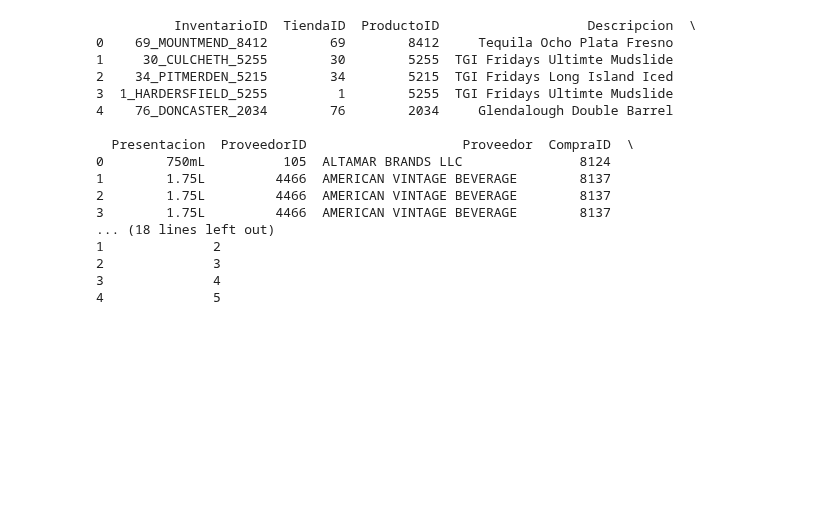
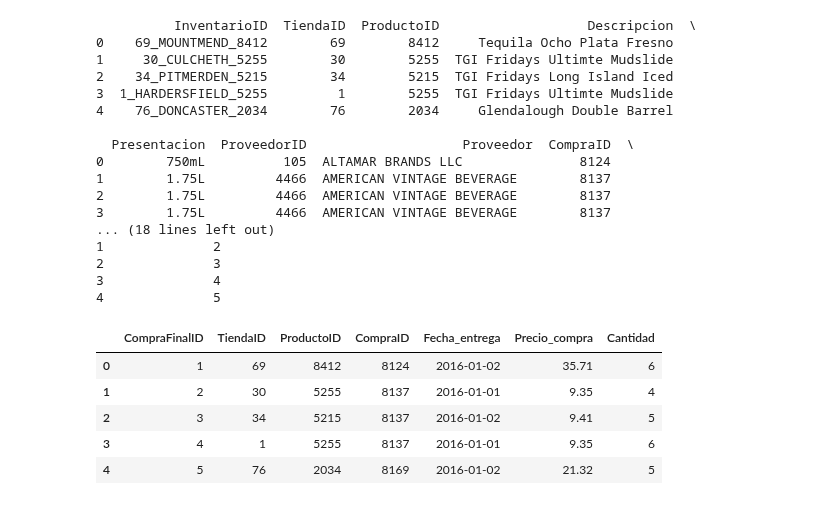
Before and after one commit to danipars/Analisis_Inventario_Distribuidora_Licores_AMCDrinks, a Jupyter notebook: EDA/ComprasFinalDetalle.ipynb, the cells around one changed output. Cells and saved outputs as stored; diff of their text form; code cells hidden in the pictures; blank space fills up the shorter version.

Commit message:
Save Final de COMPRAS_FINAL_DETALLE csv

```diff
--- a/EDA/ComprasFinalDetalle.ipynb
+++ b/EDA/ComprasFinalDetalle.ipynb
@@ -929,3 +929,7 @@ print(df_PurchasesFinal.head())
 2              3
 3              4
 4              5
+# %%
+#crear el nuevo archivo con las tablas finales
+# Seleccionar las columnas deseadas
+df_PurchasesFinalFinal = df_PurchasesFinal[['CompraFinalID', 'TiendaID', 'ProductoID', 'CompraID', 'Fecha_entrega', 'Precio_compra', 'Cantidad']]
@@ -931,0 +939,9 @@ print(df_PurchasesFinal.head())
+# %%
+df_PurchasesFinalFinal.head()
+# %% [output]
+|  | CompraFinalID | TiendaID | ProductoID | CompraID | Fecha_entrega | Precio_compra | Cantidad |
+| 0 | 1 | 69 | 8412 | 8124 | 2016-01-02 | 35.71 | 6 |
+| 1 | 2 | 30 | 5255 | 8137 | 2016-01-01 | 9.35 | 4 |
+| 2 | 3 | 34 | 5215 | 8137 | 2016-01-02 | 9.41 | 5 |
+| 3 | 4 | 1 | 5255 | 8137 | 2016-01-01 | 9.35 | 6 |
+| 4 | 5 | 76 | 2034 | 8169 | 2016-01-02 | 21.32 | 5 |
```
Also changed, not shown: parts of 1 cell of this notebook, 1 other file.
